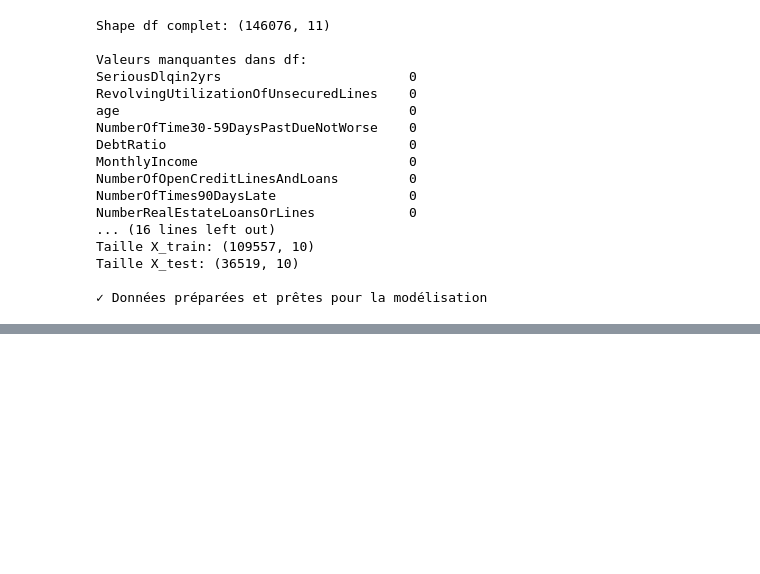
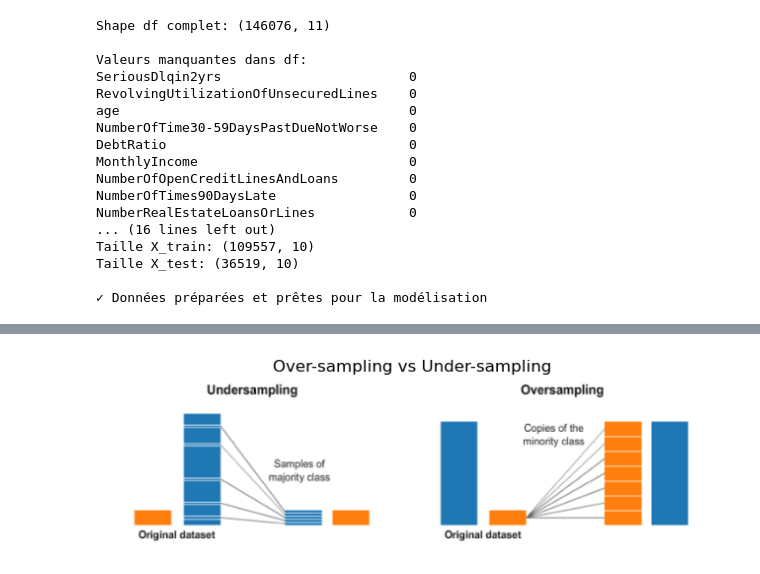
Before and after one commit to OmarELMAMOUNE/Applied-statistical-learning, a Jupyter notebook: GivemesomeCredit/notebook.ipynb, the cells around one changed output, grey strips where cells are left out. Saved outputs shown, nothing was run; the diff lists cells and outputs as text; code cells hidden in the pictures; blank space fills up the shorter version.

```diff
--- a/GivemesomeCredit/notebook.ipynb
+++ b/GivemesomeCredit/notebook.ipynb
@@ -907,0 +945,13 @@ INTERPRÉTATION DE L'IMPORTANCE DES VARIABLES
+# %%
+from PIL import Image
+import matplotlib.pyplot as plt
+
+img = Image.open("over-under sampling.webp")
+
+plt.figure(figsize=(8, 6))
+plt.imshow(img)
+plt.axis("off")
+plt.title("Over-sampling vs Under-sampling")
+plt.show()
+# %% [output]
+[figure, added]
```
Also changed, not shown: parts of 18 cells of this notebook, 1 other file.
